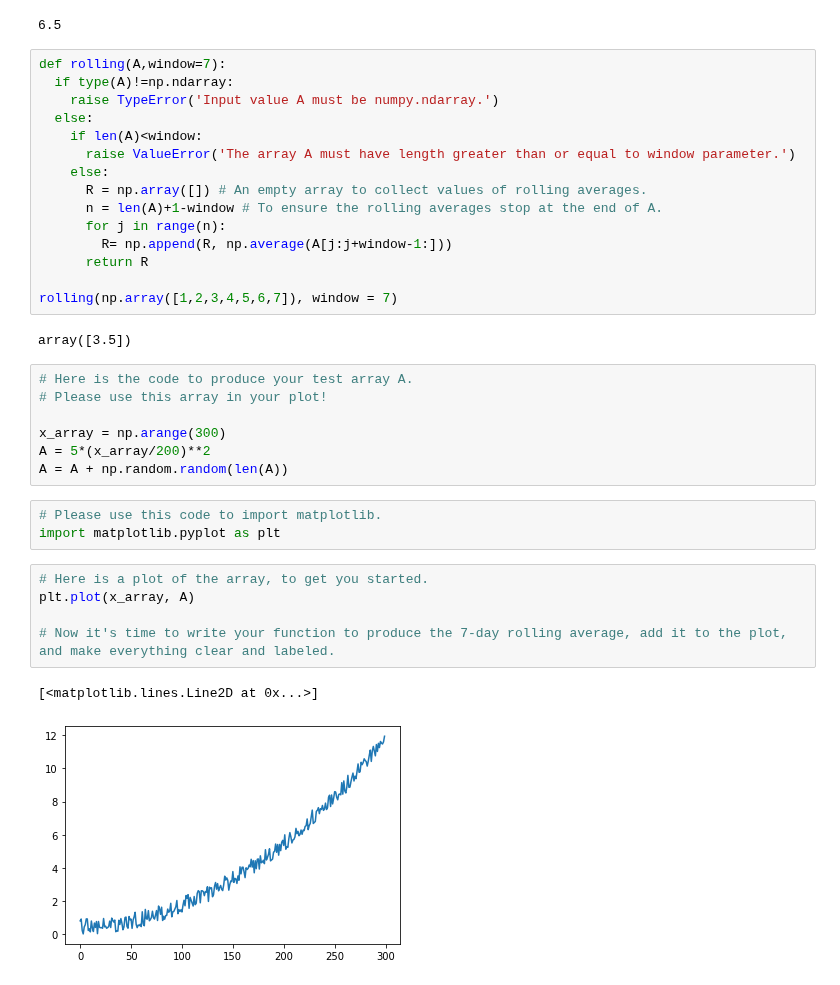
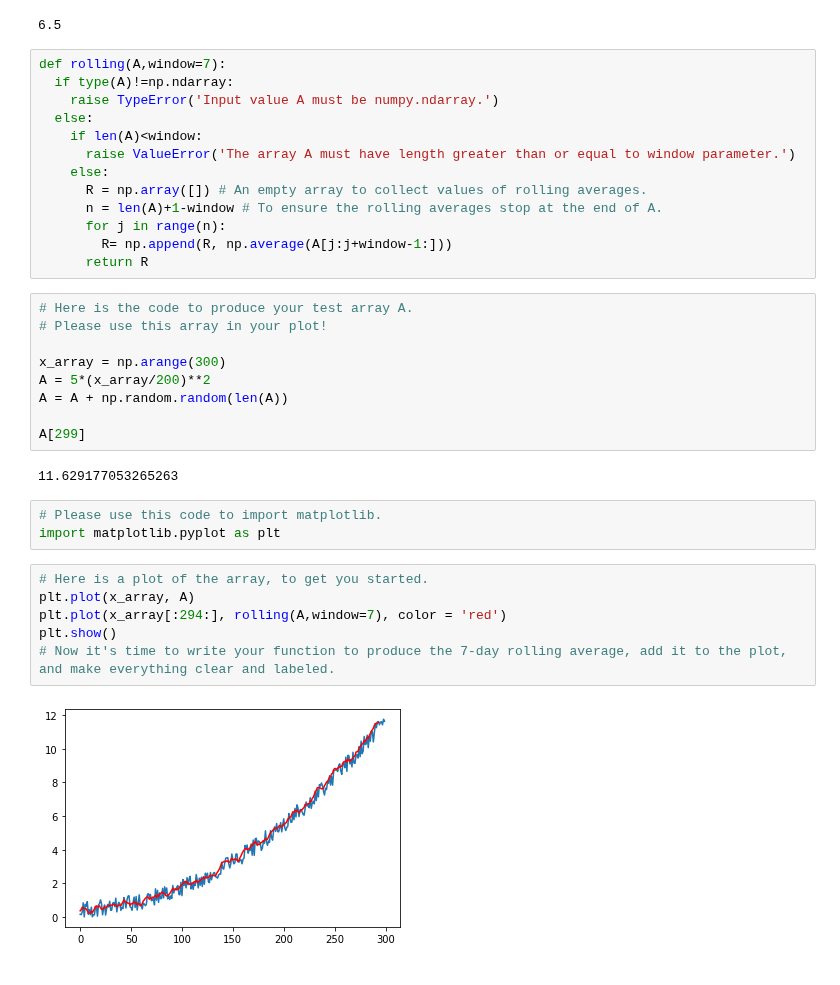
Before and after one commit to BrandonROwens/Python-4-Mathematics, a Jupyter notebook: P4M_Notebook_5.ipynb, the cells around one changed output. Drawn from its saved outputs; the diff is of its cells as text.

```diff
--- a/P4M_Notebook_5.ipynb
+++ b/P4M_Notebook_5.ipynb
@@ -342,10 +342,6 @@ def rolling(A,window=7):
       for j in range(n):
         R= np.append(R, np.average(A[j:j+window-1:]))
       return R
-
-rolling(np.array([1,2,3,4,5,6,7]), window = 7)
-# %% [output]
-array([3.5])
 # %%
 # Here is the code to produce your test array A.
 # Please use this array in your plot!
@@ -353,14 +349,18 @@ array([3.5])
 x_array = np.arange(300)
 A = 5*(x_array/200)**2
 A = A + np.random.random(len(A))
+
+A[299]
+# %% [output]
+11.629177053265263
 # %%
 # Please use this code to import matplotlib.
 import matplotlib.pyplot as plt
 # %%
 # Here is a plot of the array, to get you started.
 plt.plot(x_array, A)
-
+plt.plot(x_array[:294:], rolling(A,window=7), color = 'red')
+plt.show()
 # Now it's time to write your function to produce the 7-day rolling average, add it to the plot, and make everything clear and labeled.
 # %% [output]
-[<matplotlib.lines.Line2D at 0x...>]
-[figure, old version]
+[figure, new version]
```
